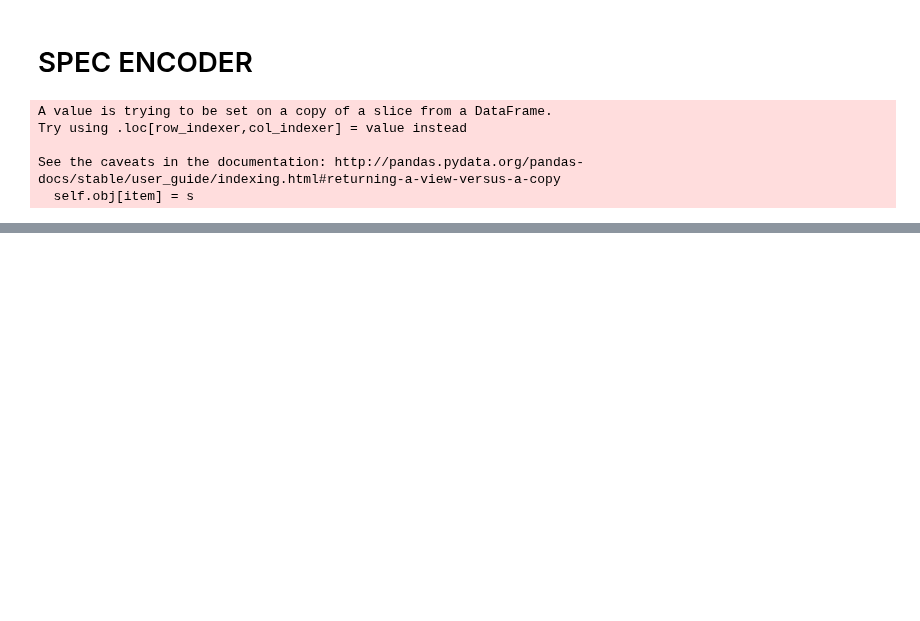
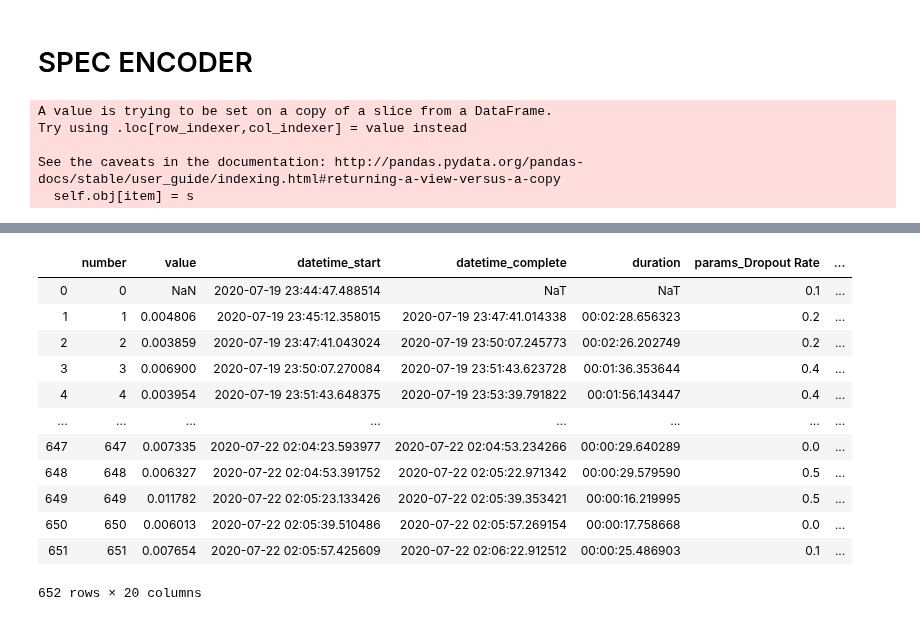
Before and after one commit to imilas/Synths_Stacks_Search, a Jupyter notebook: feature_extraction/tuning.ipynb, the cells around one changed output, grey strips where cells are left out. Saved outputs shown, nothing was run; the diff lists cells and outputs as text; code cells hidden in the pictures; blank space fills up the shorter version.

```diff
--- a/feature_extraction/tuning.ipynb
+++ b/feature_extraction/tuning.ipynb
@@ -531,3 +529,19 @@ optuna.visualization.plot_intermediate_values(study)
+# %%
+study.trials_dataframe()
+# %% [output]
+|  | number | value | datetime_start | datetime_complete | duration | params_Dropout Rate | ... |
+| 0 | 0 | NaN | 2020-07-19 23:44:47.488514 | NaT | NaT | 0.1 | ... |
+| 1 | 1 | 0.004806 | 2020-07-19 23:45:12.358015 | 2020-07-19 23:47:41.014338 | 00:02:28.656323 | 0.2 | ... |
+| 2 | 2 | 0.003859 | 2020-07-19 23:47:41.043024 | 2020-07-19 23:50:07.245773 | 00:02:26.202749 | 0.2 | ... |
+| 3 | 3 | 0.006900 | 2020-07-19 23:50:07.270084 | 2020-07-19 23:51:43.623728 | 00:01:36.353644 | 0.4 | ... |
+| 4 | 4 | 0.003954 | 2020-07-19 23:51:43.648375 | 2020-07-19 23:53:39.791822 | 00:01:56.143447 | 0.4 | ... |
+| ... | ... | ... | ... | ... | ... | ... | ... |
+| 647 | 647 | 0.007335 | 2020-07-22 02:04:23.593977 | 2020-07-22 02:04:53.234266 | 00:00:29.640289 | 0.0 | ... |
+| 648 | 648 | 0.006327 | 2020-07-22 02:04:53.391752 | 2020-07-22 02:05:22.971342 | 00:00:29.579590 | 0.5 | ... |
+| 649 | 649 | 0.011782 | 2020-07-22 02:05:23.133426 | 2020-07-22 02:05:39.353421 | 00:00:16.219995 | 0.5 | ... |
+| 650 | 650 | 0.006013 | 2020-07-22 02:05:39.510486 | 2020-07-22 02:05:57.269154 | 00:00:17.758668 | 0.0 | ... |
+| 651 | 651 | 0.007654 | 2020-07-22 02:05:57.425609 | 2020-07-22 02:06:22.912512 | 00:00:25.486903 | 0.1 | ... |
+652 rows × 20 columns
 # %%
 import joblib
 joblib.dump(study, 'study2.pkl')
```
Also changed, not shown: parts of 2 cells of this notebook, 5 other files.
